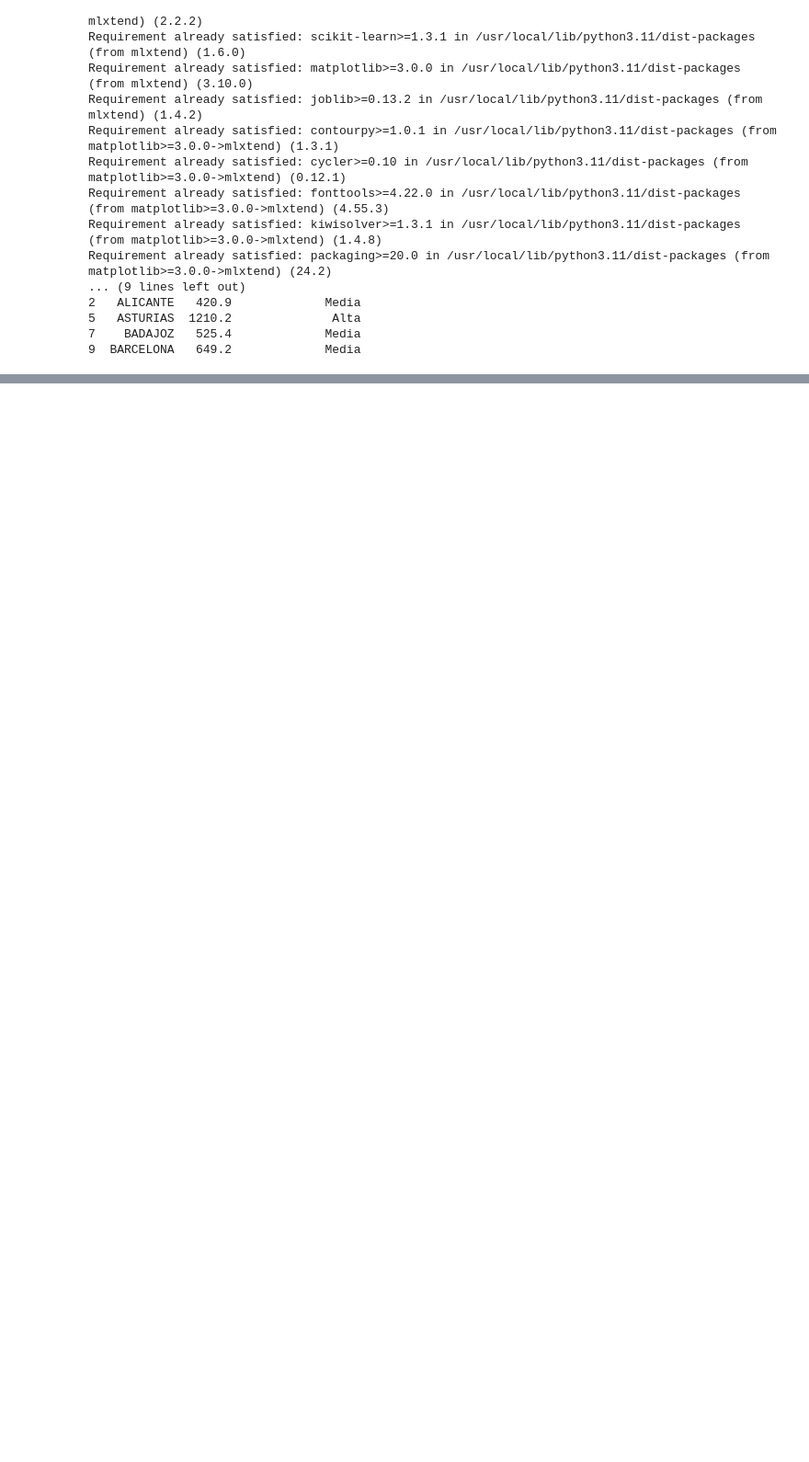
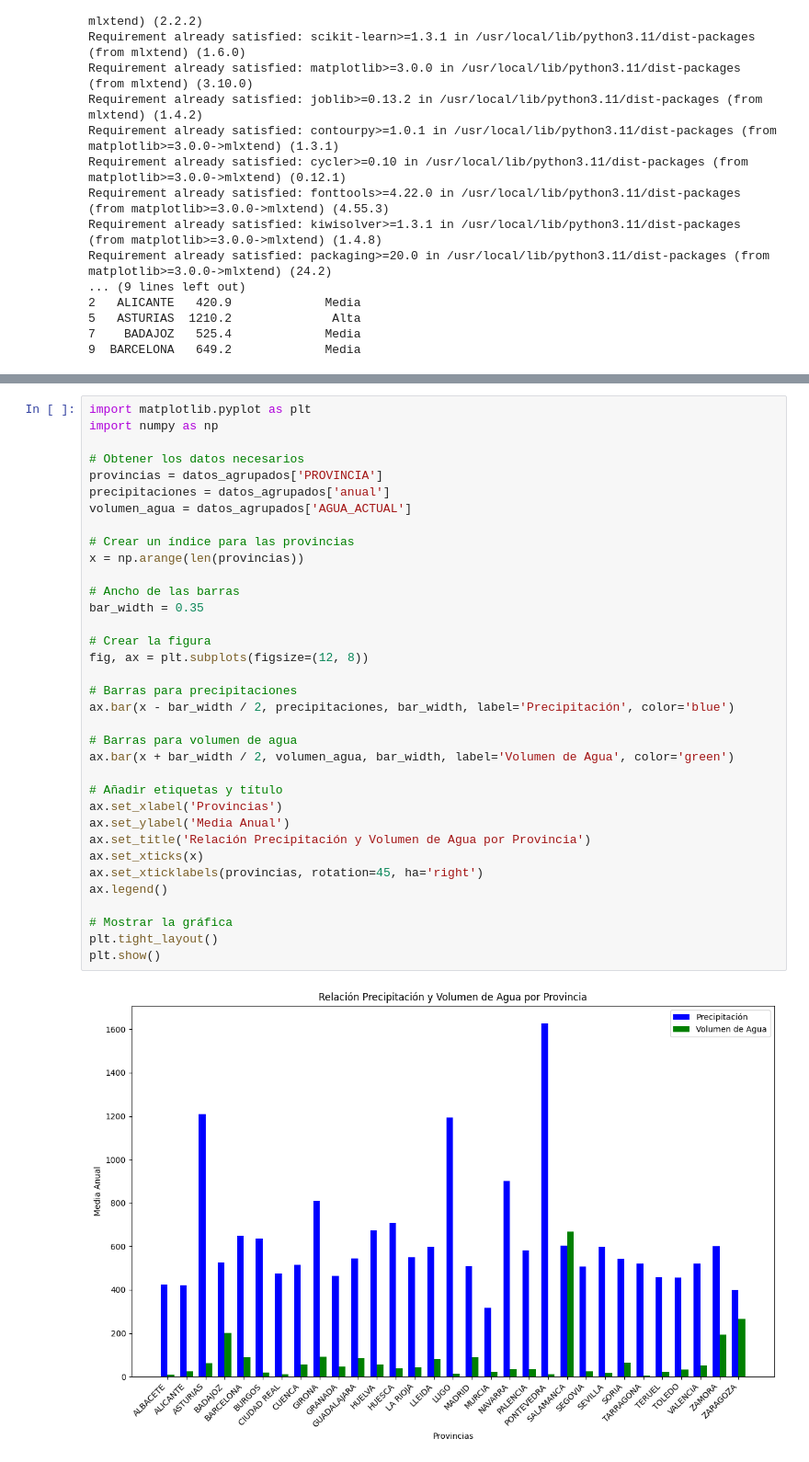
Before and after one commit to ArturoReal/Stylowear, a Jupyter notebook: Análisis_del_estado_y_evolución_de_los_embalses_de_agua_nacionales.ipynb, the cells around one changed output, grey strips where cells are left out. Shown at 92% size. Drawn from its saved outputs; the diff is of its cells as text; blank space fills up the shorter version.

```diff
--- a/Análisis_del_estado_y_evolución_de_los_embalses_de_agua_nacionales.ipynb
+++ b/Análisis_del_estado_y_evolución_de_los_embalses_de_agua_nacionales.ipynb
@@ -1317,0 +1248,37 @@ Reglas de asociación:
+# %%
+import matplotlib.pyplot as plt
+import numpy as np
+
+# Obtener los datos necesarios
+provincias = datos_agrupados['PROVINCIA']
+precipitaciones = datos_agrupados['anual']
+volumen_agua = datos_agrupados['AGUA_ACTUAL']
+
+# Crear un índice para las provincias
+x = np.arange(len(provincias))
+
+# Ancho de las barras
+bar_width = 0.35
+
+# Crear la figura
+fig, ax = plt.subplots(figsize=(12, 8))
+
+# Barras para precipitaciones
+ax.bar(x - bar_width / 2, precipitaciones, bar_width, label='Precipitación', color='blue')
+
+# Barras para volumen de agua
+ax.bar(x + bar_width / 2, volumen_agua, bar_width, label='Volumen de Agua', color='green')
+
+# Añadir etiquetas y título
+ax.set_xlabel('Provincias')
+ax.set_ylabel('Media Anual')
+ax.set_title('Relación Precipitación y Volumen de Agua por Provincia')
+ax.set_xticks(x)
+ax.set_xticklabels(provincias, rotation=45, ha='right')
+ax.legend()
+
+# Mostrar la gráfica
+plt.tight_layout()
+plt.show()
+# %% [output]
+[figure, added]
```
Also changed, not shown: parts of 1 cell of this notebook.
